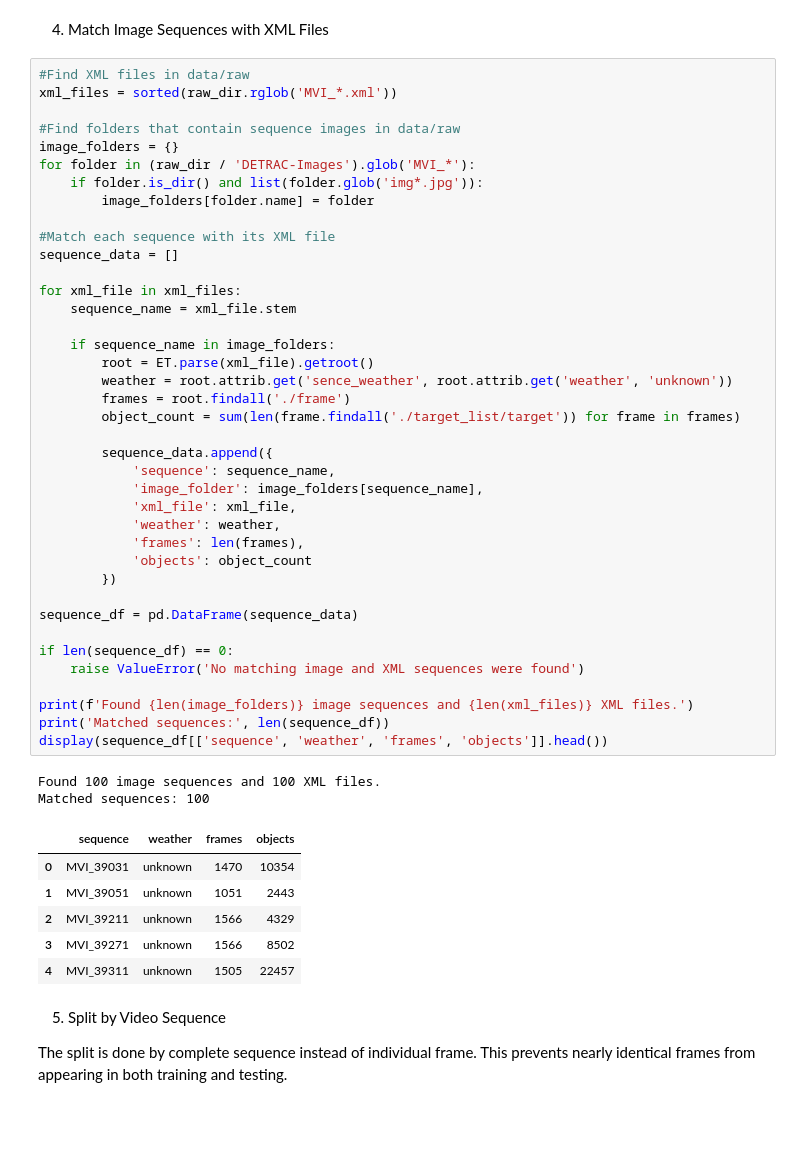
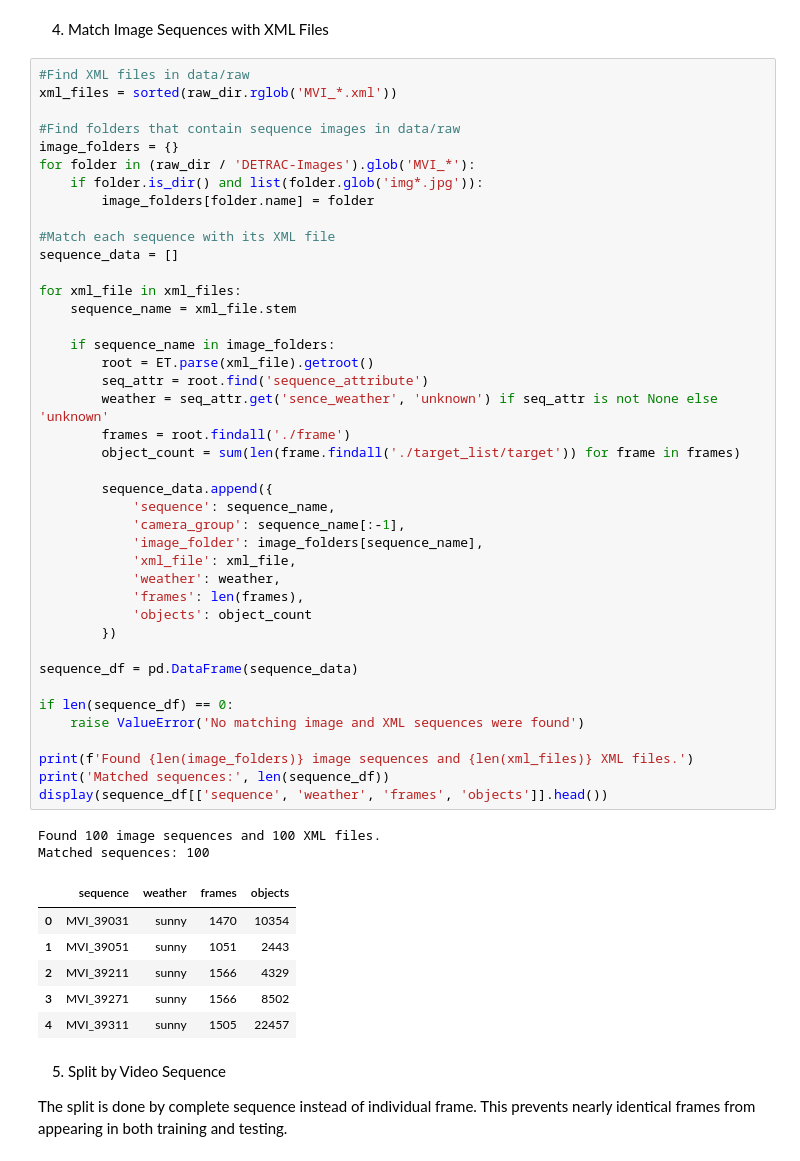
Before and after one commit to rajain08/DATA-255-Traffic-Monitoring, a Jupyter notebook: UA_DETRAC_Data_Preprocessing.ipynb, the cells around one changed output. Cells and saved outputs as stored; diff of their text form; blank space fills up the shorter version.

```diff
--- a/UA_DETRAC_Data_Preprocessing.ipynb
+++ b/UA_DETRAC_Data_Preprocessing.ipynb
@@ -92,39 +92,41 @@ sequence_data = []
 
 for xml_file in xml_files:
     sequence_name = xml_file.stem
 
     if sequence_name in image_folders:
         root = ET.parse(xml_file).getroot()
-        weather = root.attrib.get('sence_weather', root.attrib.get('weather', 'unknown'))
+        seq_attr = root.find('sequence_attribute')
+        weather = seq_attr.get('sence_weather', 'unknown') if seq_attr is not None else 'unknown'
         frames = root.findall('./frame')
         object_count = sum(len(frame.findall('./target_list/target')) for frame in frames)
 
         sequence_data.append({
             'sequence': sequence_name,
+            'camera_group': sequence_name[:-1],
             'image_folder': image_folders[sequence_name],
             'xml_file': xml_file,
             'weather': weather,
             'frames': len(frames),
             'objects': object_count
         })
 
 sequence_df = pd.DataFrame(sequence_data)
 
 if len(sequence_df) == 0:
     raise ValueError('No matching image and XML sequences were found')
 
 print(f'Found {len(image_folders)} image sequences and {len(xml_files)} XML files.')
 print('Matched sequences:', len(sequence_df))
 display(sequence_df[['sequence', 'weather', 'frames', 'objects']].head())
 # %% [output]
 Found 100 image sequences and 100 XML files.
 Matched sequences: 100
 |  | sequence | weather | frames | objects |
-| 0 | MVI_39031 | unknown | 1470 | 10354 |
-| 1 | MVI_39051 | unknown | 1051 | 2443 |
-| 2 | MVI_39211 | unknown | 1566 | 4329 |
-| 3 | MVI_39271 | unknown | 1566 | 8502 |
-| 4 | MVI_39311 | unknown | 1505 | 22457 |
+| 0 | MVI_39031 | sunny | 1470 | 10354 |
+| 1 | MVI_39051 | sunny | 1051 | 2443 |
+| 2 | MVI_39211 | sunny | 1566 | 4329 |
+| 3 | MVI_39271 | sunny | 1566 | 8502 |
+| 4 | MVI_39311 | sunny | 1505 | 22457 |
 # %% [markdown]
 5. Split by Video Sequence
 
```
Also changed, not shown: parts of 10 cells of this notebook, 5 other files.
